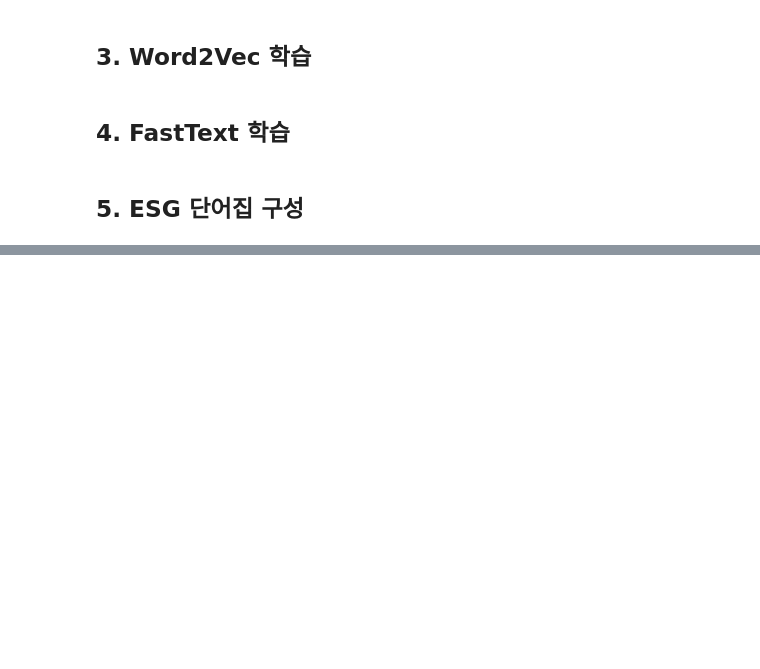
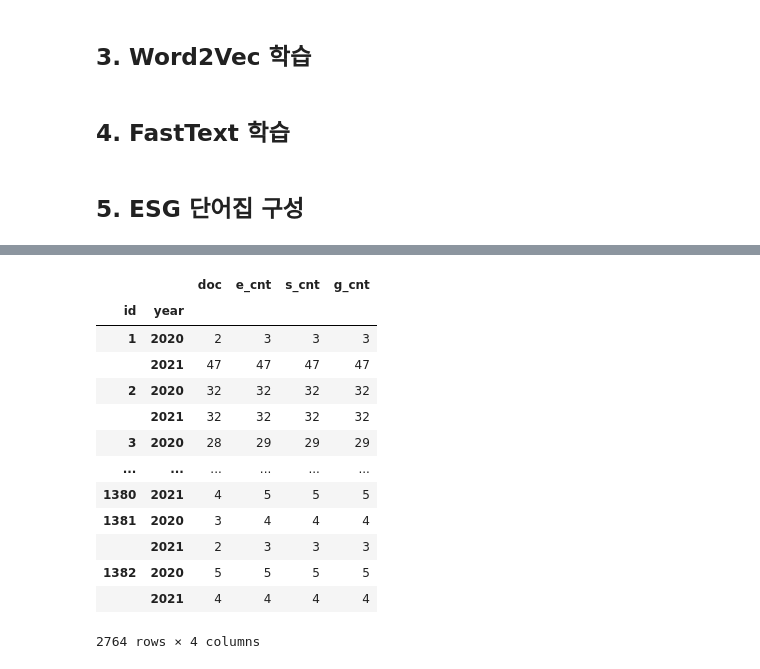
Before and after one commit to March-of-the-Ants/ESG-Rating-System, a Jupyter notebook: modelling/esg_dictionary/esc_dict.ipynb, the cells around one changed output, grey strips where cells are left out. Saved outputs shown, nothing was run; the diff lists cells and outputs as text; code cells hidden in the pictures; blank space fills up the shorter version.

Commit message:
count esg keywords

```diff
--- a/modelling/esg_dictionary/esc_dict.ipynb
+++ b/modelling/esg_dictionary/esc_dict.ipynb
@@ -175,0 +177,42 @@ df.to_csv('esg_dict.csv', index=False)
+# %%
+data = conn.execute('select CmpID, Year, Content from News').fetchall()
+news = pd.DataFrame(data, columns = ['id', 'year', 'doc'])
+data = conn.execute('select CmpID, Year,  Review from Jobplanet').fetchall()
+jobplanet = pd.DataFrame(data, columns = ['id', 'year', 'doc'])
+data = conn.execute('select CmpID, Year,  Content from Patent').fetchall()
+patent = pd.DataFrame(data, columns = ['id', 'year', 'doc'])
+data = conn.execute('select CmpID, Year, EmphsMatter from Dart').fetchall()
+dart = pd.DataFrame(data, columns = ['id', 'year', 'doc'])
+
+df = pd.concat([news, jobplanet, patent, dart])
+# %%
+def ESG_Calculator(docs, lexicon):
+    tokenizer = Mecab()
+    e_cnt = []
+    s_cnt = []
+    g_cnt = []
+    for doc in tqdm(docs):
+        try:
+            tokens = tokenizer.morphs(doc)
+            counts = [tokens.count(i) for i in lexicon.e]
+            freq = sum(counts)
+            e_cnt.append(freq)
+
+            counts = [tokens.count(x) for x in lexicon.s]
+            freq = sum(counts)
+            s_cnt.append(freq)
+
+            counts= [tokens.count(x) for x in lexicon.g]
+            freq=sum(counts)
+            g_cnt.append(freq)
+        except Exception as ex:
+              e_cnt.append(0)
+              s_cnt.append(0)
+              g_cnt.append(0)
+    return e_cnt, s_cnt, g_cnt
+
+e_cnt, s_cnt, g_cnt = ESG_Calculator(df.doc, lexicon)
+# %%
+df['e_cnt'] = e_cnt
+df['s_cnt'] = s_cnt
+df['g_cnt'] = g_cnt
@@ -175,0 +235,18 @@ df.to_csv('esg_dict.csv', index=False)
+# %%
+cnt_df = df.groupby(['id', 'year']).count()
+cnt_df
+# %% [output]
+|  |  | doc | e_cnt | s_cnt | g_cnt |
+| id | year |  |  |  |  |
+| 1 | 2020 | 2 | 3 | 3 | 3 |
+|  | 2021 | 47 | 47 | 47 | 47 |
+| 2 | 2020 | 32 | 32 | 32 | 32 |
+|  | 2021 | 32 | 32 | 32 | 32 |
+| 3 | 2020 | 28 | 29 | 29 | 29 |
+| ... | ... | ... | ... | ... | ... |
+| 1380 | 2021 | 4 | 5 | 5 | 5 |
+| 1381 | 2020 | 3 | 4 | 4 | 4 |
+|  | 2021 | 2 | 3 | 3 | 3 |
+| 1382 | 2020 | 5 | 5 | 5 | 5 |
+|  | 2021 | 4 | 4 | 4 | 4 |
+2764 rows × 4 columns
```
Also changed, not shown: parts of 11 cells of this notebook, 5 other files.
